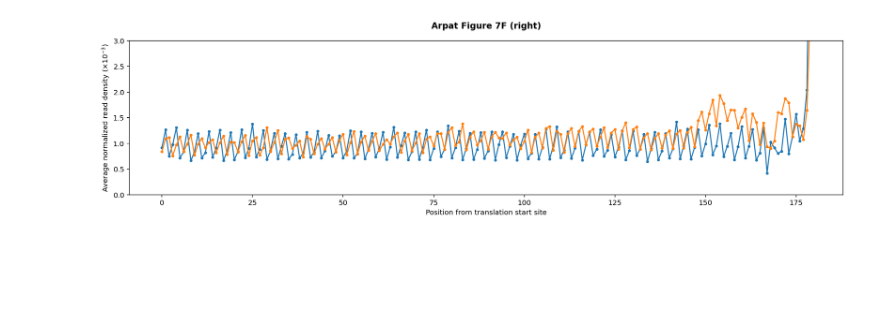
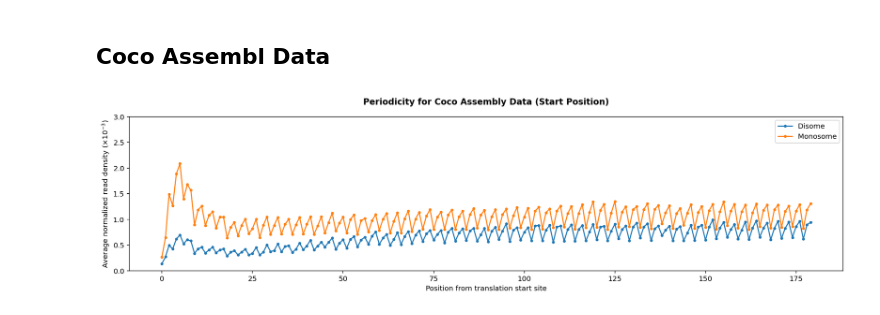
Before and after one commit to inecik/RiboSeqAnalysis, a Jupyter notebook: jupyter_server/footprint_periodicity_sixtymers.ipynb, the cells around one changed output. Cells and saved outputs as stored; diff of their text form; code cells hidden in the pictures; blank space fills up the shorter version.

```diff
--- a/jupyter_server/footprint_periodicity_sixtymers.ipynb
+++ b/jupyter_server/footprint_periodicity_sixtymers.ipynb
@@ -26,13 +26,20 @@ exclude_genes = ["ENSG00000160789"]
 
 I = Infrastructre(temp_repo_dir,
                   exclude_genes=exclude_genes,
-                  riboseq_assign_at=-15,
-                  riboseq_assign_to="best_transcript",
                   ensembl_release=102,
                   organism="homo_sapiens",
+                  #include_gene3d=True,
                   verbose=True)
 
-I.riboseq_sixtymers = RiboSeqSixtymers(I.temp_repo_dir, sps, spt, "sixtymers",
-                                       I.riboseq_assign_at, I.riboseq_assign_to,
-                                       I.protein_genome, I.gene_info,
+# Should be first to calculate, since multiprocessing is quite memory inefficient.
+I.riboseq_coco = RiboSeqCoco(I.temp_repo_dir, coco_m, coco_d, "cocoassembly",
+                             selection="best_transcript", assignment=-15,
+                             protein_genome_instance=I.protein_genome,
+                             gene_info_dictionary=I.gene_info,
+                             exclude_genes=I.exclude_genes, verbose=I.verbose)
+
+I.riboseq_sixtymers = RiboSeqSixtymers(I.temp_repo_dir, spt, sps, "sixtymers",
+                                       selection="best_transcript", assignment=-15,
+                                       protein_genome_instance=I.protein_genome,
+                                       gene_info_dictionary=I.gene_info,
                                        exclude_genes=I.exclude_genes, verbose=I.verbose)
@@ -101,11 +115,34 @@ the_sum_tr = [the_sum_tr[i]/the_counts_t[i] * 1000 for i in range(window_len)]
+# %% [markdown]
+## Coco Assembl Data
+# %%
+window_len=180
+the_sum = [0] * window_len
+the_counts = [0] * window_len
+the_sum_tr = [0] * window_len
+the_counts_t = [0] * window_len
+for gene_id in I.gene_list:
+    if I.riboseq_coco.experiment.calculate_rpkm_genes(gene_id) > 1:
+        f120 = I.riboseq_coco.experiment.calculate_rpm_positions(gene_id)
+        f120 = (f120 / np.sum(f120))[:window_len]
+        the_sum = [f120[i] + the_sum[i] if i<len(f120) else the_sum[i] for i in range(window_len)]
+        the_counts = [1 + the_counts[i] if i<len(f120) else the_counts[i] for i in range(window_len)]
+    if I.riboseq_coco.translatome.calculate_rpkm_genes(gene_id) > 1:
+        f120_t = I.riboseq_coco.translatome.calculate_rpm_positions(gene_id)
+        f120_t = (f120_t / np.sum(f120_t))[:window_len]
+        the_sum_tr = [f120_t[i] + the_sum_tr[i] if i<len(f120_t) else the_sum_tr[i] for i in range(window_len)]
+        the_counts_t = [1 + the_counts_t[i] if i<len(f120_t) else the_counts_t[i] for i in range(window_len)]
+the_sum = [the_sum[i]/the_counts[i] * 1000 for i in range(window_len)]
+the_sum_tr = [the_sum_tr[i]/the_counts_t[i] * 1000 for i in range(window_len)]
 # %%
 fig = plt.figure(figsize=(18, 4))
-plt.plot(the_sum, marker=".")
-plt.plot(the_sum_tr, marker=".")
-plt.title("Arpat Figure 7F (right)", fontweight="bold", y=1.05)
+plt.plot(the_sum, marker=".", label = "Disome")
+plt.plot(the_sum_tr, marker=".", label = "Monosome")
+plt.title("Periodicity for Coco Assembly Data (Start Position)", fontweight="bold", y=1.05)
 plt.ylabel(r"Average normalized read density ($\times10^{-3}$)")
 plt.xlabel("Position from translation start site")
 plt.ylim(0,3)
+plt.legend()
+plt.savefig("coco_periodicity_left.pdf")
 plt.show()
 # %% [output]
-[figure, old version]
+[figure, new version]
```
Also changed, not shown: parts of 18 cells of this notebook, 9 other files.
